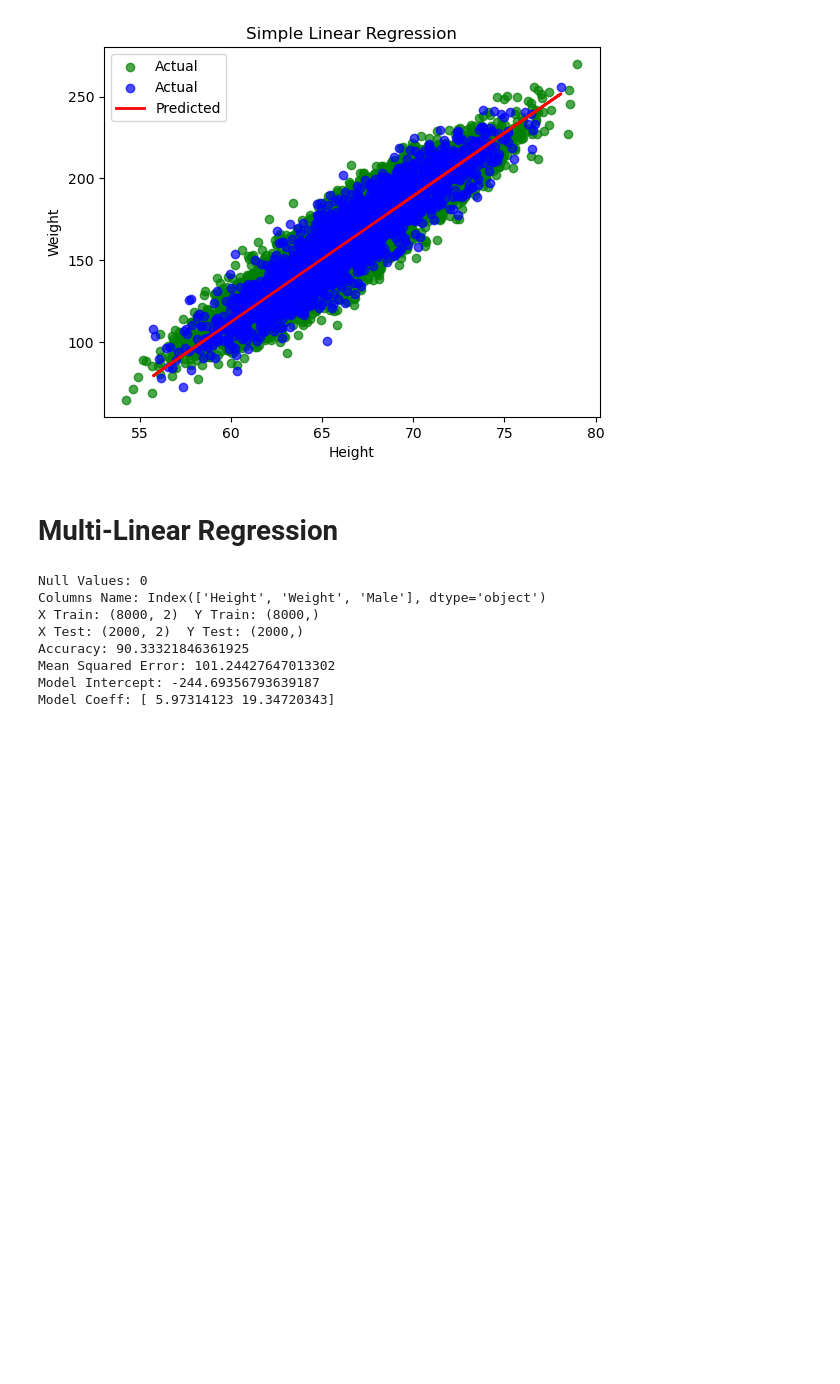
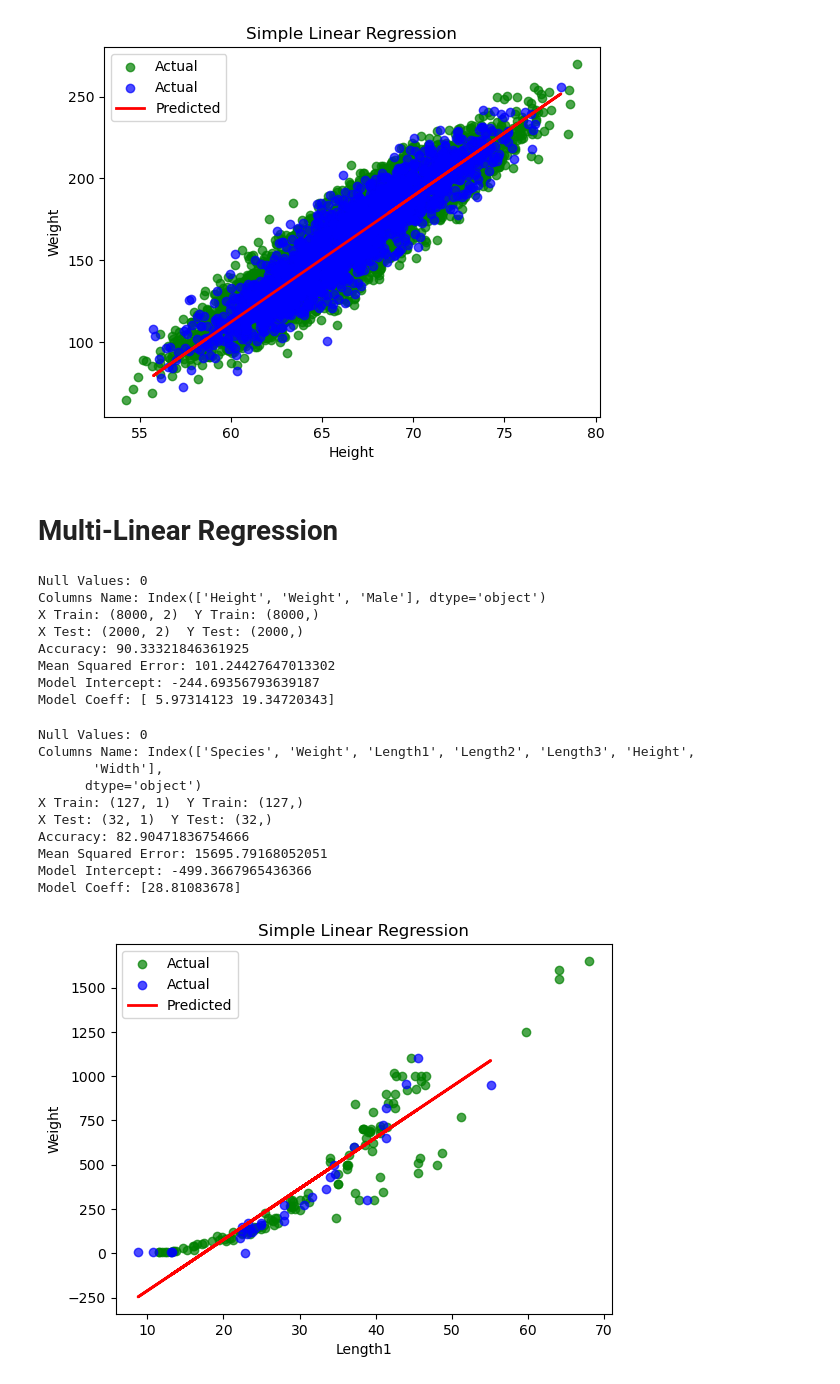
Before and after one commit to Shlok081205/python-ml-journey, a Jupyter notebook: 03-machine-learning/t2_01.ipynb, the cells around one changed output. Saved outputs shown, nothing was run; the diff lists cells and outputs as text; code cells hidden in the pictures; blank space fills up the shorter version.

```diff
--- a/03-machine-learning/t2_01.ipynb
+++ b/03-machine-learning/t2_01.ipynb
@@ -87,3 +88,50 @@ Accuracy: 90.33321846361925
 Mean Squared Error: 101.24427647013302
 Model Intercept: -244.69356793639187
 Model Coeff: [ 5.97314123 19.34720343]
+# %%
+df = pd.read_csv('/home/shlok/College/SemIV/FCSP2/03-machine-learning/DATA/DATASET/Datasets/Fish.csv')
+
+print("Null Values:",df.isnull().sum().sum())
+print("Columns Name:",df.columns)
+
+x = df[['Length3']]
+y= df['Weight']
+
+x_train,x_test,y_train,y_test = train_test_split(x,y,test_size=0.2,random_state=3)
+
+print("X Train:",x_train.shape," Y Train:",y_train.shape)
+print("X Test:",x_test.shape," Y Test:",y_test.shape)
+
+
+model = LinearRegression()
+model.fit(x_train,y_train)
+pre = model.predict(x_test)
+
+acc = r2_score(y_test,pre)
+mse = mean_squared_error(y_test,pre)
+print("Accuracy:",acc*100)
+print("Mean Squared Error:",mse)
+print("Model Intercept:",model.intercept_)
+print("Model Coeff:",model.coef_)
+
+
+plt.scatter(x_train, y_train, color='green', label='Actual', alpha=0.7)
+plt.scatter(x_test, y_test, color='blue', label='Actual', alpha=0.7)
+plt.plot(x_test,pre, color='red', linewidth=2, label='Predicted')
+plt.xlabel('Length1')
+plt.ylabel('Weight')
+plt.title('Simple Linear Regression')
+plt.legend()
+plt.show()
+# %% [output]
+Null Values: 0
+Columns Name: Index(['Species', 'Weight', 'Length1', 'Length2', 'Length3', 'Height',
+       'Width'],
+      dtype='object')
+X Train: (127, 1)  Y Train: (127,)
+X Test: (32, 1)  Y Test: (32,)
+Accuracy: 82.90471836754666
+Mean Squared Error: 15695.79168052051
+Model Intercept: -499.3667965436366
+Model Coeff: [28.81083678]
+[figure, added]
```
Also changed, not shown: parts of 6 cells of this notebook, 1 other file.
